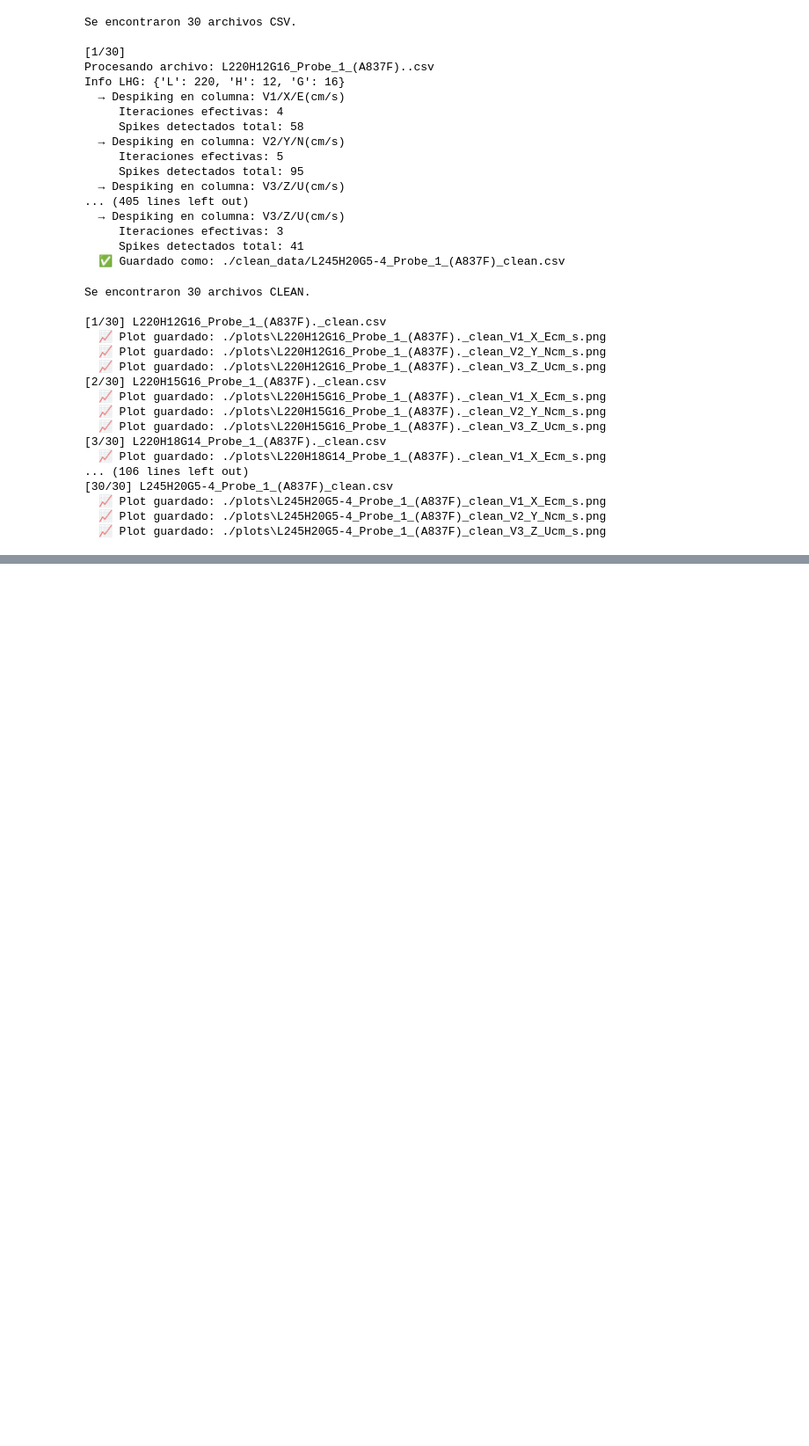
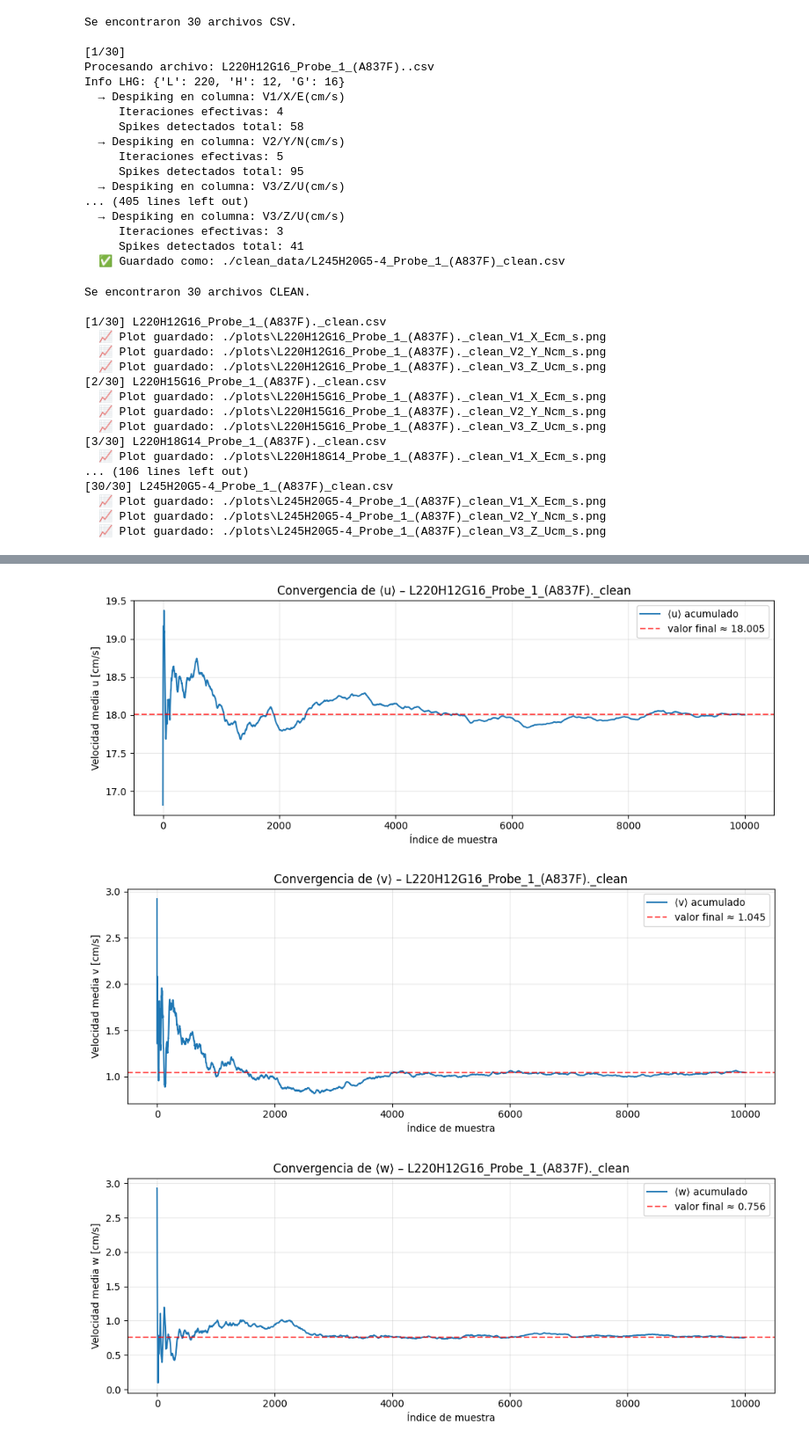
Before and after one commit to dvaldesg/phase-space-thresholding-adv-despiker, a Jupyter notebook: data_cleaner.ipynb, the cells around one changed output, grey strips where cells are left out. Shown at 88% size. Cells and saved outputs as stored; diff of their text form; code cells hidden in the pictures; blank space fills up the shorter version.

```diff
--- a/data_cleaner.ipynb
+++ b/data_cleaner.ipynb
@@ -410,0 +598,55 @@ Se encontraron 30 archivos CLEAN.
+# %%
+# Frame: verificación de convergencia de las medias en un archivo específico
+
+def plot_running_means_for_file(clean_filename: str,
+                                max_points: int = None):
+    """
+    Para un archivo en ./clean_data:
+      - carga u_clean, v_clean, w_clean
+      - calcula promedios acumulados
+      - grafica ⟨u⟩(t), ⟨v⟩(t), ⟨w⟩(t)
+    """
+    clean_path = os.path.join(CLEAN_DIR, clean_filename)
+    df = pd.read_csv(clean_path, sep="\t")
+
+    base = os.path.splitext(clean_filename)[0]
+
+    # Definimos las columnas clean
+    cols_clean = {
+        "u": "V1/X/E(cm/s)_clean",
+        "v": "V2/Y/N(cm/s)_clean",
+        "w": "V3/Z/U(cm/s)_clean",
+    }
+
+    for comp, col in cols_clean.items():
+        if col not in df.columns:
+            print(f"⚠️ Columna {col} no está en {clean_filename}, se omite {comp}.")
+            continue
+
+        signal = df[col].values
+
+        if max_points is not None and len(signal) > max_points:
+            signal = signal[:max_points]
+
+        rm = running_mean(signal)
+        idx = np.arange(len(rm))
+
+        plt.figure(figsize=(10, 4))
+        plt.plot(idx, rm, label=f"⟨{comp}⟩ acumulado")
+        plt.axhline(rm[-1], color="red", linestyle="--", alpha=0.7,
+                    label=f"valor final ≈ {rm[-1]:.3f}")
+
+        plt.xlabel("Índice de muestra")
+        plt.ylabel(f"Velocidad media {comp} [cm/s]")
+        plt.title(f"Convergencia de ⟨{comp}⟩ – {base}")
+        plt.grid(True, alpha=0.3)
+        plt.legend()
+        plt.tight_layout()
+        plt.show()
+
+# Ejemplo de uso manual:
+plot_running_means_for_file("L220H12G16_Probe_1_(A837F)._clean.csv", max_points=10000)
+# %% [output]
+[figure, added]
+[figure, added]
+[figure, added]
```
Also changed, not shown: parts of 3 cells of this notebook, 1 other file.
